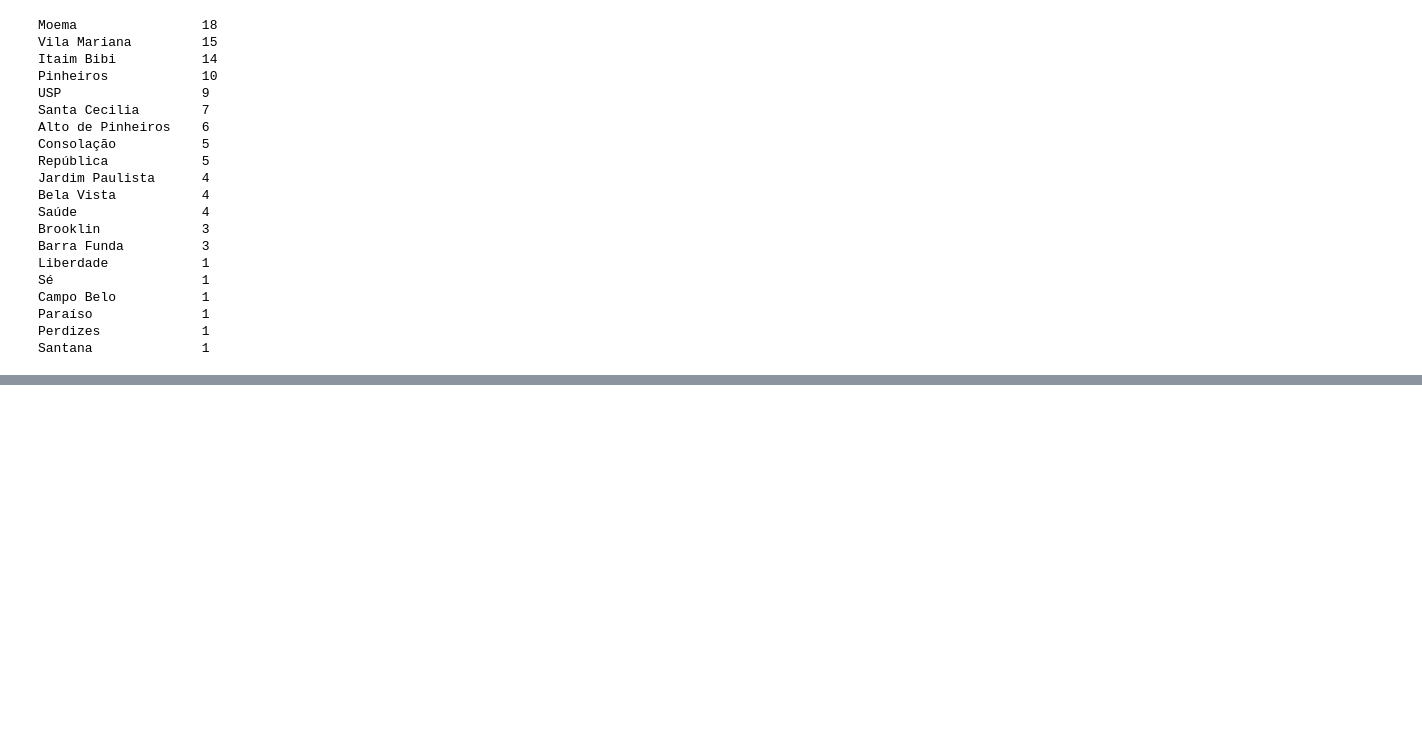
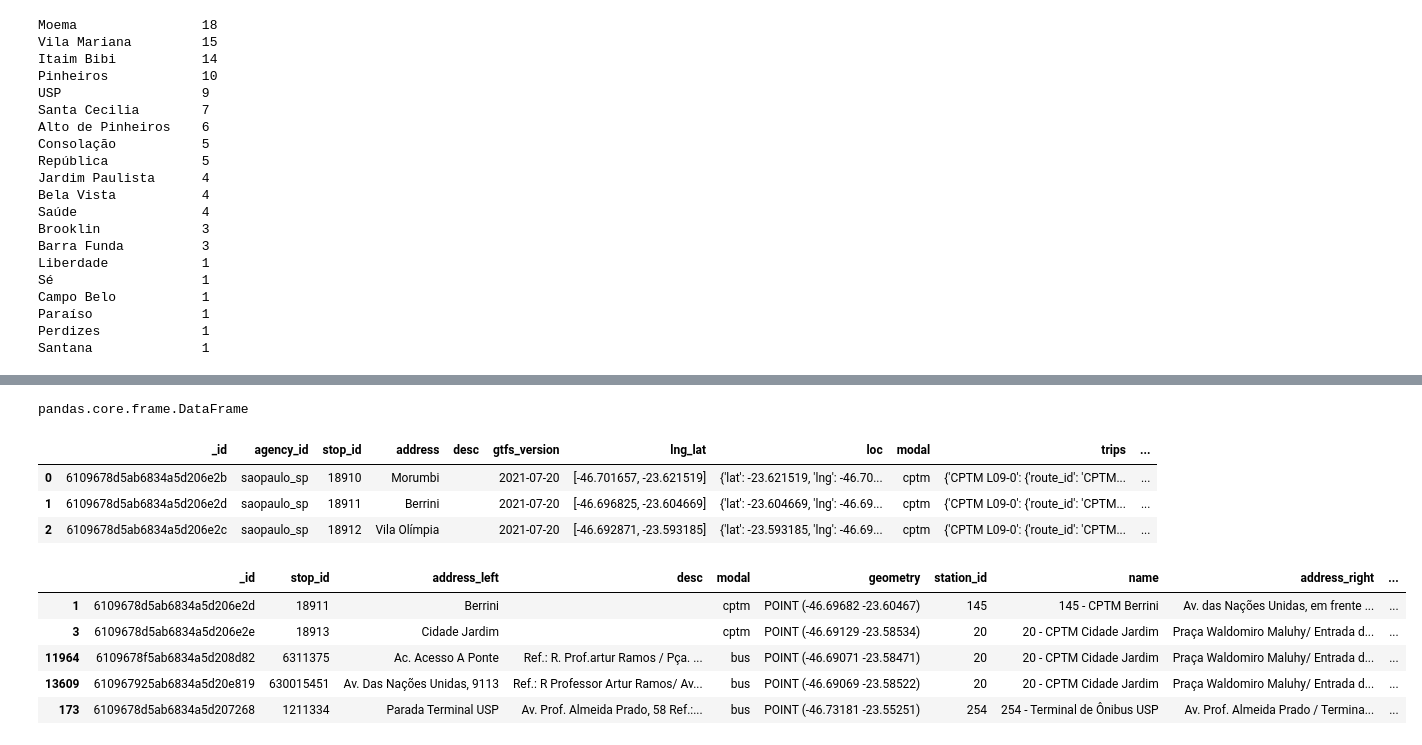
Before and after one commit to camillebobsin/gbfs, a Jupyter notebook: gbfs.ipynb, the cells around one changed output, grey strips where cells are left out. Saved outputs shown, nothing was run; the diff lists cells and outputs as text; code cells hidden in the pictures; blank space fills up the shorter version.

Commit message:
correlate stations and stops

```diff
--- a/gbfs.ipynb
+++ b/gbfs.ipynb
@@ -153,0 +173,4 @@ Santana              1
+# %%
+station_information = gpd.GeoDataFrame(station_information)
+station_information['geometry'] = station_information.geometry.buffer(0.001)
+station_information.head(3)
@@ -153,0 +182,3 @@ Santana              1
+# %%
+client = MongoClient(host='localhost', port=27017)
+db = client['bus_stops']
@@ -153,0 +207,25 @@ Santana              1
+# %%
+stops = gpd.GeoDataFrame(list(db.stops.find()))
+stops = stops[~stops.lng_lat.isna()]
+type(stops)
+# %% [output]
+pandas.core.frame.DataFrame
+# %%
+stops['geometry'] = stops.lng_lat.apply(Point)
+stops_gdf = gpd.GeoDataFrame(stops)
+stops_gdf.head(3)
+# %% [output]
+|  | _id | agency_id | stop_id | address | desc | gtfs_version | lng_lat | loc | modal | trips | ... |
+| 0 | 6109678d5ab6834a5d206e2b | saopaulo_sp | 18910 | Morumbi |  | 2021-07-20 | [-46.701657, -23.621519] | {'lat': -23.621519, 'lng': -46.70... | cptm | {'CPTM L09-0': {'route_id': 'CPTM... | ... |
+| 1 | 6109678d5ab6834a5d206e2d | saopaulo_sp | 18911 | Berrini |  | 2021-07-20 | [-46.696825, -23.604669] | {'lat': -23.604669, 'lng': -46.69... | cptm | {'CPTM L09-0': {'route_id': 'CPTM... | ... |
+| 2 | 6109678d5ab6834a5d206e2c | saopaulo_sp | 18912 | Vila Olímpia |  | 2021-07-20 | [-46.692871, -23.593185] | {'lat': -23.593185, 'lng': -46.69... | cptm | {'CPTM L09-0': {'route_id': 'CPTM... | ... |
+# %%
+stops_with_stations_data = gpd.sjoin(stops_gdf, station_information, how='inner', predicate='within')
+stops_with_stations_data[["_id", "stop_id", "address_left", "desc", "modal", "geometry", "station_id", "name", "address_right", "capacity", "groups"]].head()
+# %% [output]
+|  | _id | stop_id | address_left | desc | modal | geometry | station_id | name | address_right | ... |
+| 1 | 6109678d5ab6834a5d206e2d | 18911 | Berrini |  | cptm | POINT (-46.69682 -23.60467) | 145 | 145 - CPTM Berrini | Av. das Nações Unidas, em frente ... | ... |
+| 3 | 6109678d5ab6834a5d206e2e | 18913 | Cidade Jardim |  | cptm | POINT (-46.69129 -23.58534) | 20 | 20 - CPTM Cidade Jardim | Praça Waldomiro Maluhy/ Entrada d... | ... |
+| 11964 | 6109678f5ab6834a5d208d82 | 6311375 | Ac. Acesso A Ponte | Ref.: R. Prof.artur Ramos / Pça. ... | bus | POINT (-46.69071 -23.58471) | 20 | 20 - CPTM Cidade Jardim | Praça Waldomiro Maluhy/ Entrada d... | ... |
+| 13609 | 610967925ab6834a5d20e819 | 630015451 | Av. Das Nações Unidas, 9113 | Ref.: R Professor Artur Ramos/ Av... | bus | POINT (-46.69069 -23.58522) | 20 | 20 - CPTM Cidade Jardim | Praça Waldomiro Maluhy/ Entrada d... | ... |
+| 173 | 6109678d5ab6834a5d207268 | 1211334 | Parada Terminal USP | Av. Prof. Almeida Prado, 58 Ref.:... | bus | POINT (-46.73181 -23.55251) | 254 | 254 - Terminal de Ônibus USP | Av. Prof. Almeida Prado / Termina... | ... |
```
Also changed, not shown: parts of 6 cells of this notebook.
